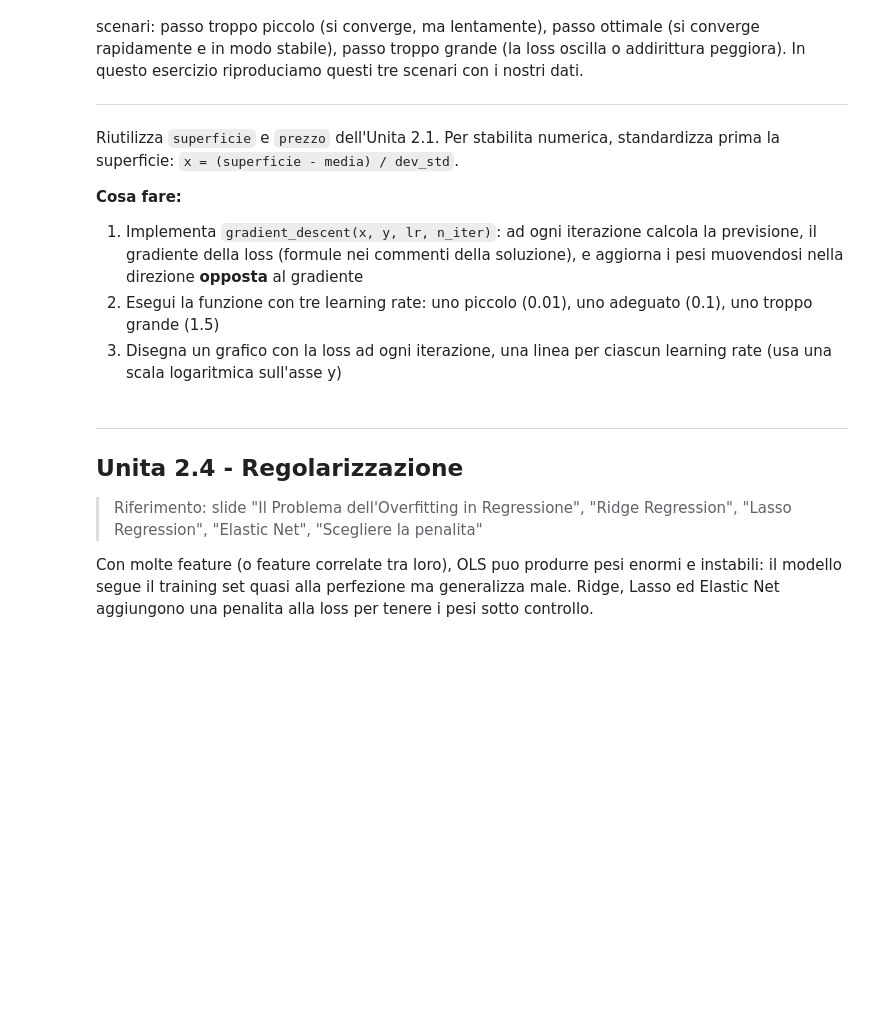
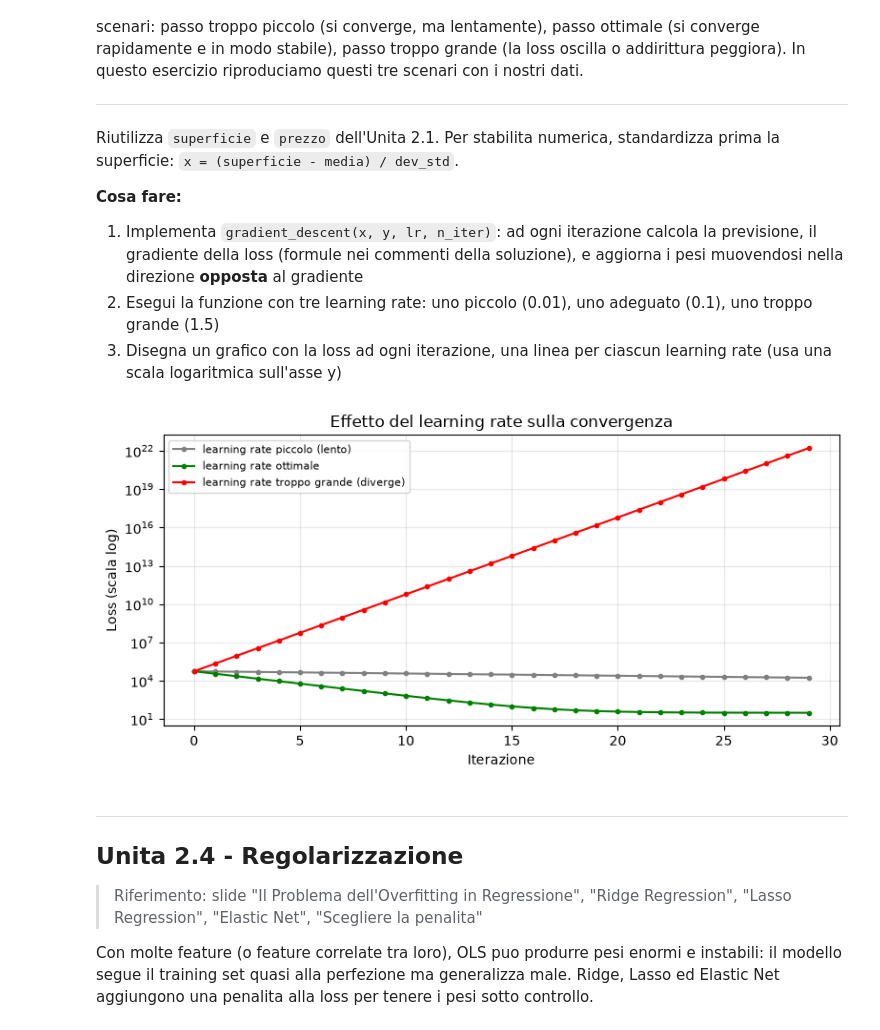
Before and after one commit to dafnebisceglia/Machine_Learning, a Jupyter notebook: MODULO2/modulo2_esercizi_tracce_v3.ipynb, the cells around one changed output. Drawn from its saved outputs; the diff is of its cells as text; code cells hidden in the pictures; blank space fills up the shorter version.

```diff
--- a/MODULO2/modulo2_esercizi_tracce_v3.ipynb
+++ b/MODULO2/modulo2_esercizi_tracce_v3.ipynb
@@ -175,3 +156,49 @@ def gradient_descent(x, y, lr, n_iter):
+# %%
+# ----------------------------------------------------------------
+# 2.3.1 - Il ruolo del learning rate
+# ----------------------------------------------------------------
+import numpy as np
+
+x = (superficie - superficie.mean()) / superficie.std()
+y = prezzo.copy()
+n = len(x)
+
+# PAASO 1 : La funzione gradient_descent
+def gradient_descent(x, y, lr, n_iter):
+    w, b = 0.0, 0.0
+    losses = []
+    for _ in range(n_iter):
+        previsione = w * x + b
+        errore = previsione - y
+        losses.append(np.mean(errore ** 2))
+
+        grad_w = (2 / n) * np.sum(errore * x) # dice come sta variando l'errore rispetto al peso w
+        grad_b = (2 / n) * np.sum(errore)     # dice come varia l'errore rispetto all'intercetta b
+
+        # aggiornamento (il passo)
+        w -= lr * grad_w
+        b -= lr * grad_b
+    return w, b, losses
+# a funzione restituisce i risultati finali: il peso ottimizzato,
+# l'intercetta ottimizzata e la cronologia di tutti gli errori
+
+# grafico
+plt.figure()
+for lr, colore, etichetta in [(0.01, "gray", "learning rate piccolo (lento)"),
+                                (0.1, "green", "learning rate ottimale"),
+                                (1.5, "red", "learning rate troppo grande (diverge)")]:
+    _, _, losses = gradient_descent(x, y, lr, n_iter=30)
+    plt.plot(losses, marker="o", markersize=3, color=colore, label=etichetta)
+
+plt.yscale("log")   # scala log: rende leggibili sia i valori piccoli sia quelli enormi
+plt.xlabel("Iterazione")
+plt.ylabel("Loss (scala log)")
+plt.title("Effetto del learning rate sulla convergenza")
+plt.legend(fontsize=8)
+plt.tight_layout()
+plt.show()
+# %% [output]
+[figure, added]
 # %% [markdown]
 ---
 ## Unita 2.4 - Regolarizzazione
```
Also changed, not shown: parts of 2 cells of this notebook, 3 other files.
